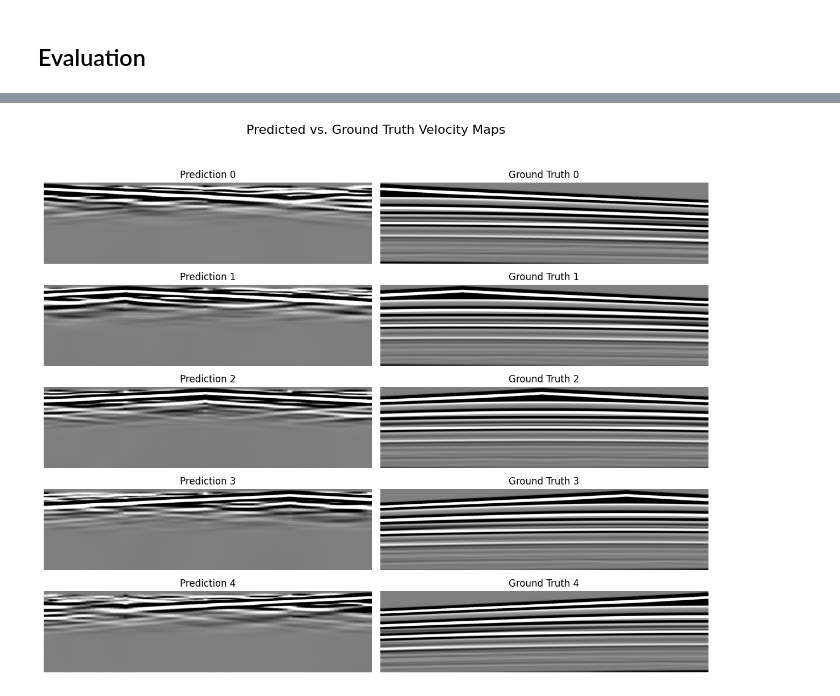
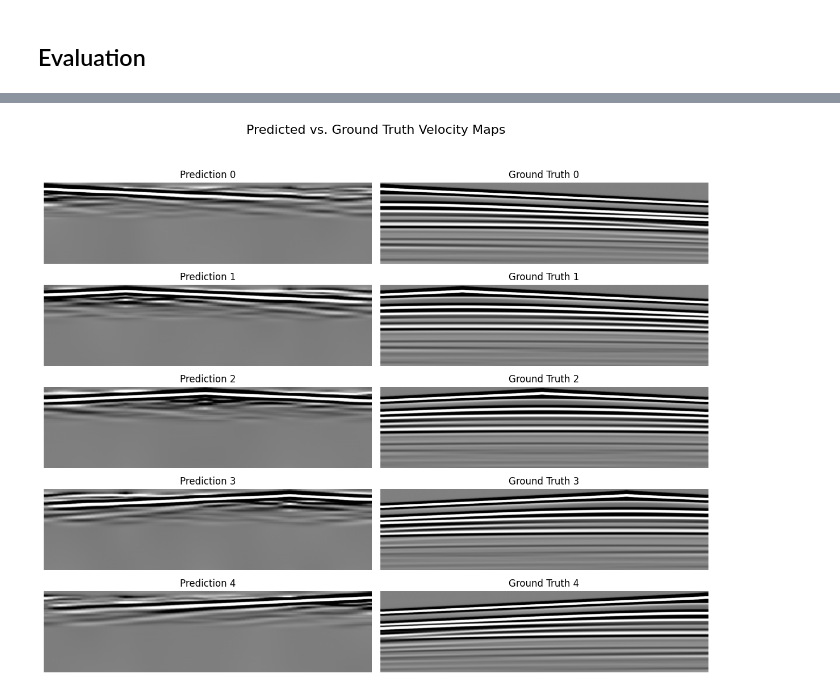
Before and after one commit to oduolaidrisA/Kaggle, a Jupyter notebook: Geophysical_Waveform_Inversion/forward_model_using_deeponet.ipynb, the cells around one changed output, grey strips where cells are left out. Saved outputs shown, nothing was run; the diff lists cells and outputs as text; code cells hidden in the pictures.

Commit message:
Utilized the logarithmic gain function

```diff
--- a/Geophysical_Waveform_Inversion/forward_model_using_deeponet.ipynb
+++ b/Geophysical_Waveform_Inversion/forward_model_using_deeponet.ipynb
@@ -87,15 +87,16 @@ def prepare_data(cfg):
     # Concatenate all at once
     sample_points = sum(v.shape[0] for v in vel_data) #To ensure we have the required number of data
     vel_data = np.concatenate(vel_data, axis=0)
-    #Normalizing the velocity data
-    #vel_data = (vel_data - vel_data.mean())/(vel_data.std() + 1e-8)
+
     seismic_data = np.concatenate(seismic_data, axis=0)
 
     #Data Preprocessing
+    #Normalizing the velocity data
+    vel_data = (vel_data - vel_data.mean())/(vel_data.std() + 1e-8)
+    #Since the first arrivals in the seismic data have much larger amplitudes compared to the later arrivals, the disparity makes it almost impossible to capture finer details of the later arrivals.
+    #So a logarithmic gain function is used.
+    seismic_data = np.sign(seismic_data) * np.log1p(abs(seismic_data))
 
-
-    #Normalizing the seismic data
-    #seismic_data = (seismic_data - seismic_data.mean())/(seismic_data.std() + 1e-8)
     assert ( vel_data.shape[0] == sample_points and seismic_data.shape[0] == sample_points
            ), f"Expected sample size {sample_points} but got {vel_data.shape[0]} and {seismic_data.shape[0]}"
     print(f"Total data --> Seismic: {seismic_data.shape}, Velocity: {vel_data.shape}")
@@ -461,5 +461,0 @@ tensor(2.2978)
-# %%
-y = torch.tensor([-1,2,100,-30,45])
-print('y = ',y)
-x = torch.sign(y)
-print(x)
@@ -497,12 +476,8 @@ class PlModel(pl.LightningModule):
 
     def loss_function(self,y_true,y_hat, beta = 0.5):
         #lp_norm = lambda x: torch.norm(x, p=2)
-        #log1p = lambda x: torch.log(1 + torch.abs(x)) #It is going to remove all the negative values
         assert y_hat.shape == y_true.shape, f"Shape Mismatch! prediction shape:{y_hat.shape}, target shape: {y_true.shape}"
 
-        #y_pred_log = torch.sign(y_hat) * log1p(y_hat)
-        #y_true_log = torch.sign(y_true) * log1p(y_true)
-        #log_loss = F.mse_loss(y_pred_log, y_true_log)
 
         #Time dependent weight loss
         #time_weights = torch.linspace(1,5, y_true.shape[2], device = y_true.device)
@@ -511,7 +486,7 @@ class PlModel(pl.LightningModule):
 
         #Bottom loss
         bottom = torch.ones_like(y_true)
-        bottom[:,:,300:,:] = 10.0
+        bottom[:,:,300:,:] = 5.0
         bottom_loss = ((y_true - y_hat)**2 * bottom).mean()
 
         #Gradient_Loss
@@ -522,13 +497,13 @@ class PlModel(pl.LightningModule):
         grad_pred_y = y_hat[:, :, 1:, :] - y_hat[:, :, :-1, :]
 
         #direct_loss = F.mse_loss(y_hat, y_true)
-        return  bottom_loss  +  F.mse_loss(grad_true_x, grad_pred_x) + F.mse_loss(grad_true_y, grad_pred_y) #weight_loss +#
+        return  bottom_loss  +  beta*(F.mse_loss(grad_true_x, grad_pred_x) + F.mse_loss(grad_true_y, grad_pred_y)) #weight_loss +#
 
     def _common_step(self, batch):
         x,y = batch
         y_hat = self(x)
         assert y_hat.shape == y.shape, f"Shape Mismatch! prediction shape:{y_hat.shape}, target shape: {y.shape}"
-        loss = self.loss_function(y,y_hat, beta = 0.1)
+        loss = self.loss_function(y,y_hat, beta = 0.5)
         return loss
 
     def training_step(self, batch):
@@ -553,6 +528,10 @@ class PlModel(pl.LightningModule):
         scheduler = torch.optim.lr_scheduler.StepLR(optimizer, step_size = self.cfg.step_size, gamma = self.cfg.gamma)
         return [optimizer], [scheduler]
 
+    def invert_log_gain(self,seis):
+        seis_num = seis.cpu().numpy()
+        return np.sign(seis_num) * np.expm1(abs(seis_num))
+
 
     def evaluate_on_test_set(self, loader):
         self.eval()
@@ -564,8 +543,11 @@ class PlModel(pl.LightningModule):
                 x = x.to(self.device)
                 y = y.to(self.device)
                 y_hat = self(x)
-                predictions.append(y_hat.cpu())
-                targets.append(y.cpu())
+
+                y_hat_inv = self.invert_log_gain(y_hat)
+                y_inv = self.invert_log_gain(y)
+                predictions.append(y_hat_inv) #Inverting the logarithmic gain function
+                targets.append(y_inv)
 
                 assert y_hat.shape == y.shape, f"Prediction shape {y_hat.shape}, target shape {y.shape}"
 
@@ -573,7 +555,7 @@ class PlModel(pl.LightningModule):
                 losses.append(loss.item())
 
         avg_loss = sum(losses) / len(losses)
-        seis_hat = torch.cat(predictions,dim =0); seis_true = torch.cat(targets,dim =0)
+        seis_hat = np.concatenate(predictions,axis =0); seis_true = np.concatenate(targets,axis =0)
         print(f"Average Loss on exact test set: {avg_loss:.4f}")
         return avg_loss, seis_hat, seis_true
 # %%
@@ -653,24 +630,24 @@ Average Loss on exact test set: 1.7394
 # %%
 plt.figure(figsize=(12, 10))
 plt.suptitle("Predicted vs. Ground Truth Velocity Maps", fontsize=16)
-n = 8
+n = 11
 for i in range(5):  # Plot 5 samples: pred + target
     # Plot prediction
     plt.subplot(5, 2, 2*i+1)
     plt.imshow(preds[n, i, :, :], extent=[0, 70, 1000, 0], aspect='auto', cmap='gray', vmin=-0.5, vmax=0.5)
     plt.title(f"Prediction {i}")
     plt.axis("off")
 
     # Plot corresponding ground truth
     plt.subplot(5, 2, 2*i + 2)
     plt.imshow(exact[n, i, :, :], extent=[0, 70, 1000, 0], aspect='auto', cmap='gray', vmin=-0.5, vmax=0.5)
     plt.title(f"Ground Truth {i}")
     plt.axis("off")
 
 plt.tight_layout(rect=[0, 0, 1, 0.95])
 plt.show()
 # %% [output]
-[figure, old version]
+[figure, new version]
 # %%
 
 plt.figure(figsize=(12, 10))
```
Also changed, not shown: parts of 14 cells of this notebook, 38 other files.
